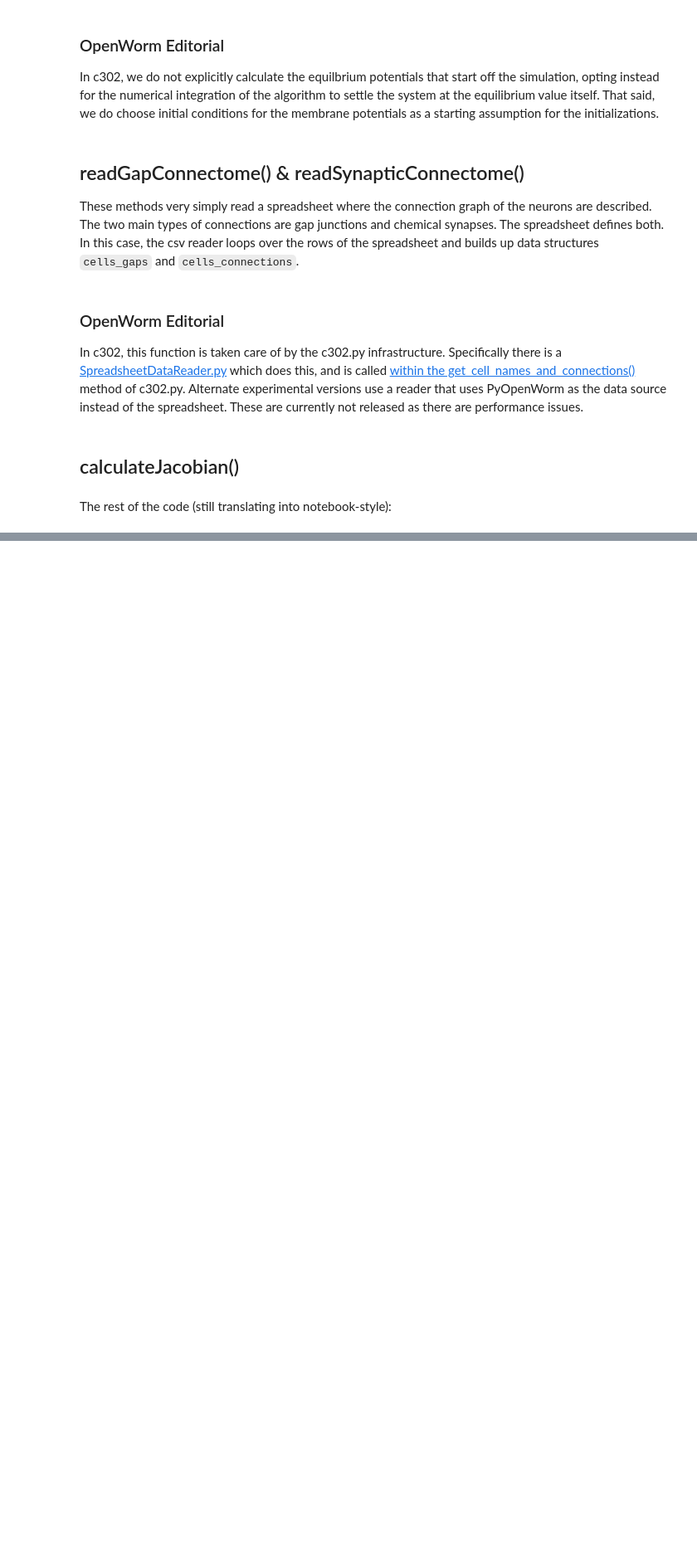
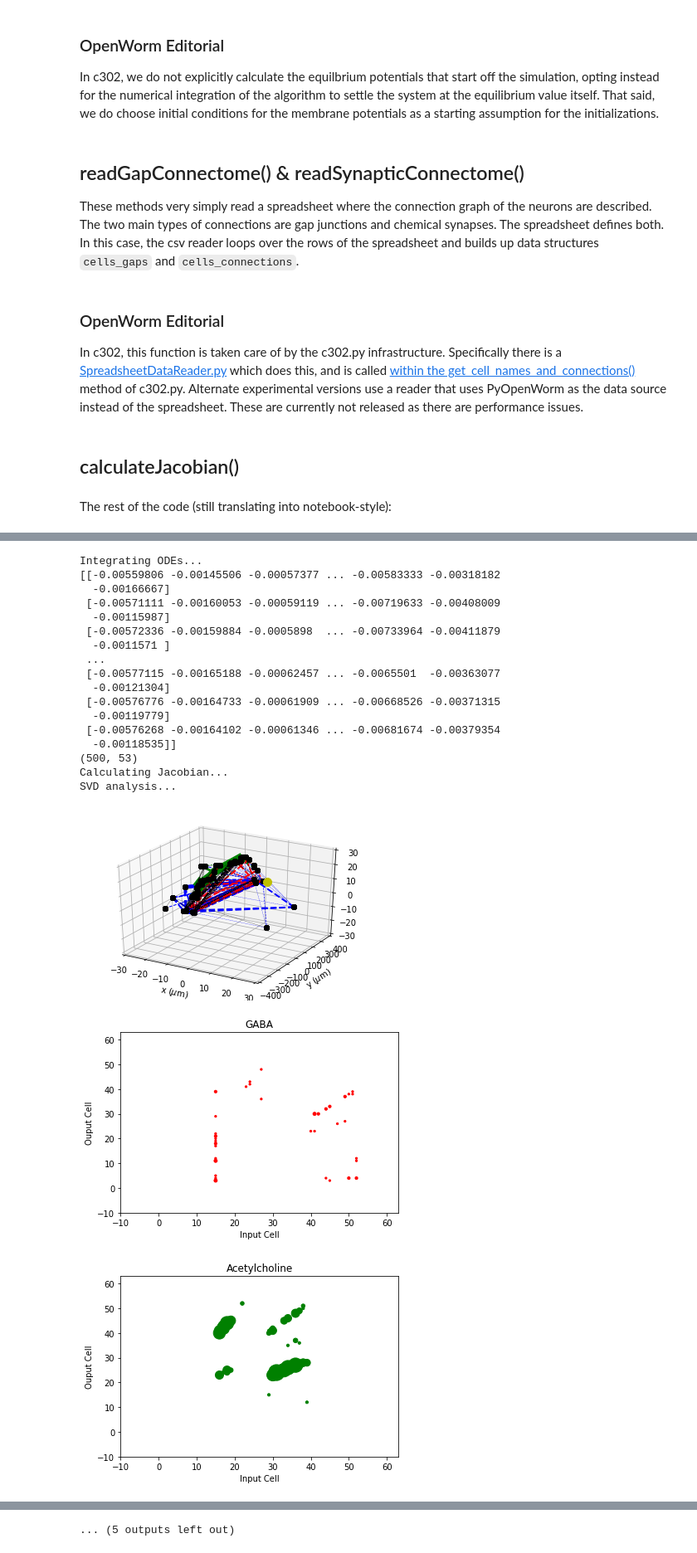
Before and after one commit to matthew-c21/simple-C-elegans, a Jupyter notebook: notebooks/simple-C-elegans.ipynb, the cells around one changed output, grey strips where cells are left out. Shown at 83% size. Saved outputs shown, nothing was run; the diff lists cells and outputs as text; code cells hidden in the pictures; blank space fills up the shorter version.

Commit message:
Implement proprioception.

```diff
--- a/notebooks/simple-C-elegans.ipynb
+++ b/notebooks/simple-C-elegans.ipynb
@@ -90,6 +90,9 @@ all_the_cell_names = ["AVM", "AVDL","AVDR", "AVAL","AVAR","AVBL","AVBR","ALML","
 
 l = len(all_the_cell_names)
 indices = range(l)
+
+# B class motor neurons
+proprioceptors = [x for x in all_the_cell_names if x.startswith('VB') or x.startswith('DB')]
 # %% [markdown]
 Different commented out variables here have different subsets of neurons that are commented in or out, depending on what combinations of neuron you want to explore computationally.  The first set has all the neurons, but is also the most computationally expensive, meaning your machine may run for an hour or more before returning any results at all.  Other subsets will return results more quickly but will also be less informative.
 
@@ -118,6 +121,7 @@ Cholinergic = [] # list of pre-synaptic cells expressing Acetylcholine
 Glutamatergic = [] # list of pre-synaptic cells expressing Glutamate
 labeled_neuron = "PLML" # give a particular neuron a different color
 coords_of_labeled_neuron = (None, None, None)
+proprioceptor_distances = {p: (None, None, None) for p in proprioceptors}
 # %% [markdown]
 For now we won't worry about these; there will be more to say about them in the functions that populate these.
 # %% [markdown]
@@ -146,15 +150,28 @@ def standardize(f, start, stop, mask):
 # %%
 # params of the simulation
 I_ext_magnitude = 0.5 * 1e-12 # external current in units of Amperes
-stim_dur = 5.0
+stim_dur = 0.00125
 stim_start = 1.0
 start_time = 0.0
 end_time = 20.0
 
 # which neurons get external current input
-I_ext_mask = [1.0 if all_the_cell_names[i] in ["PLML", "PLMR"] else 0.0 for i in indices]
+directly_stimulated_neurons = ["PLML", "PLMR"]
+I_ext_mask = [1.0 if all_the_cell_names[i] in directly_stimulated_neurons else 0.0 for i in indices]
+proprioceptor_mask = [1 if all_the_cell_names[i] in proprioceptors else 0 for i in indices]
 
 standard_pulse = standardize(lambda _: I_ext_magnitude, stim_start, stim_start + stim_dur, I_ext_mask)
+
+# Proprioception Parameters
+omega = 2.5  # Arbitrary
+k = 0.7      # Roughly approximated
+A = 3.0 * I_ext_magnitude  # Using I_ext to scale down the magnitude of proprioception to avoid overflows.
+
+def proprioception(i, t):
+    cell = all_the_cell_names[i]
+    if cell in proprioceptors:
+        return A * np.sin(omega * t - k * proprioceptor_distances[cell])
+    return 0
 # %% [markdown]
 ## Dynamical parameters.
 
@@ -894,0 +886,23 @@ SVD analysis...
+# %%
+soln = main(lambda i, t: standard_pulse(i, t) + proprioception(i, t))
+# %% [output]
+Integrating ODEs...
+[[-0.00559806 -0.00145506 -0.00057377 ... -0.00583333 -0.00318182
+  -0.00166667]
+ [-0.00571111 -0.00160053 -0.00059119 ... -0.00719633 -0.00408009
+  -0.00115987]
+ [-0.00572336 -0.00159884 -0.0005898  ... -0.00733964 -0.00411879
+  -0.0011571 ]
+ ...
+ [-0.00577115 -0.00165188 -0.00062457 ... -0.0065501  -0.00363077
+  -0.00121304]
+ [-0.00576776 -0.00164733 -0.00061909 ... -0.00668526 -0.00371315
+  -0.00119779]
+ [-0.00576268 -0.00164102 -0.00061346 ... -0.00681674 -0.00379354
+  -0.00118535]]
+(500, 53)
+Calculating Jacobian...
+SVD analysis...
+[figure, added]
+[figure, added]
+[figure, added]
@@ -894,0 +917 @@ SVD analysis...
+... (5 outputs left out)
```
Also changed, not shown: parts of 6 cells of this notebook.
